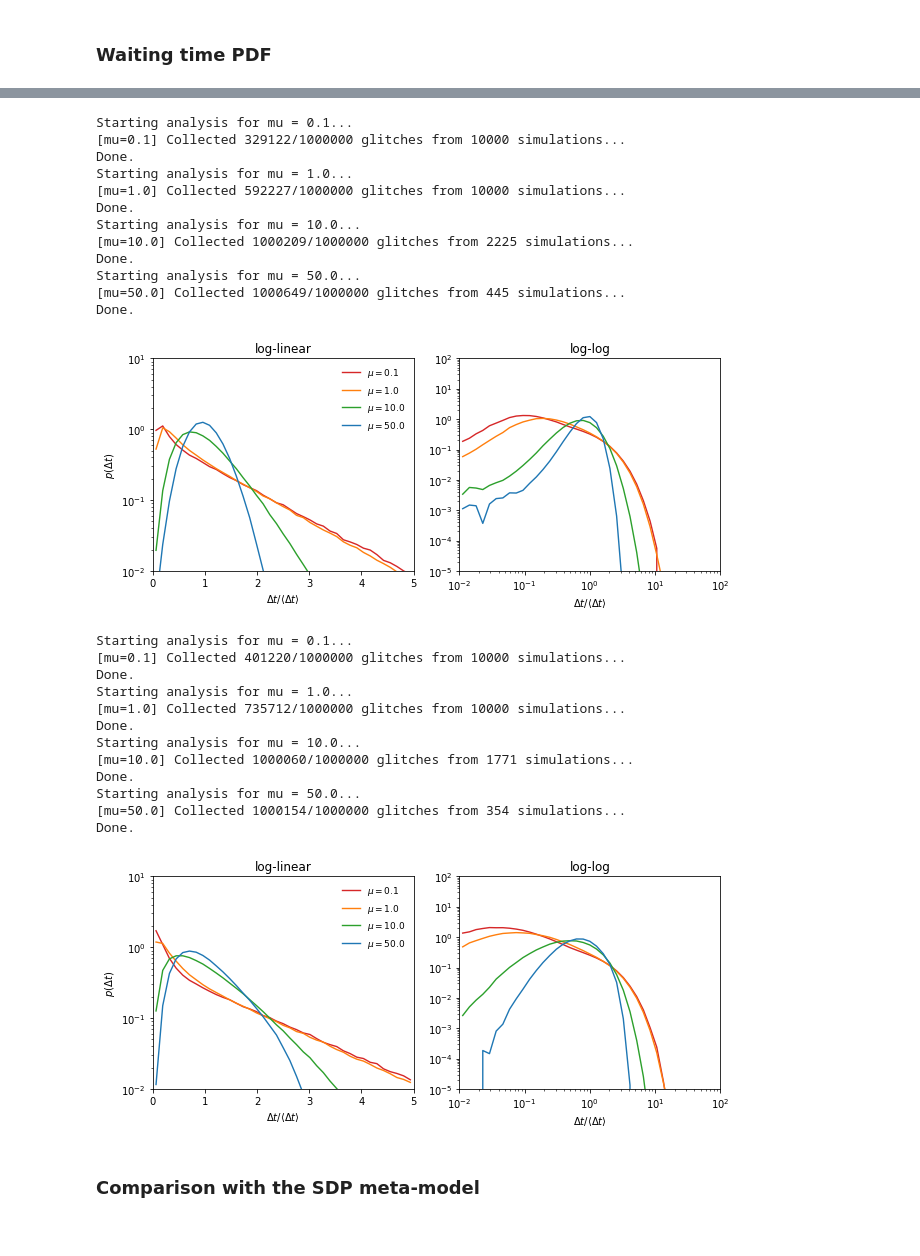
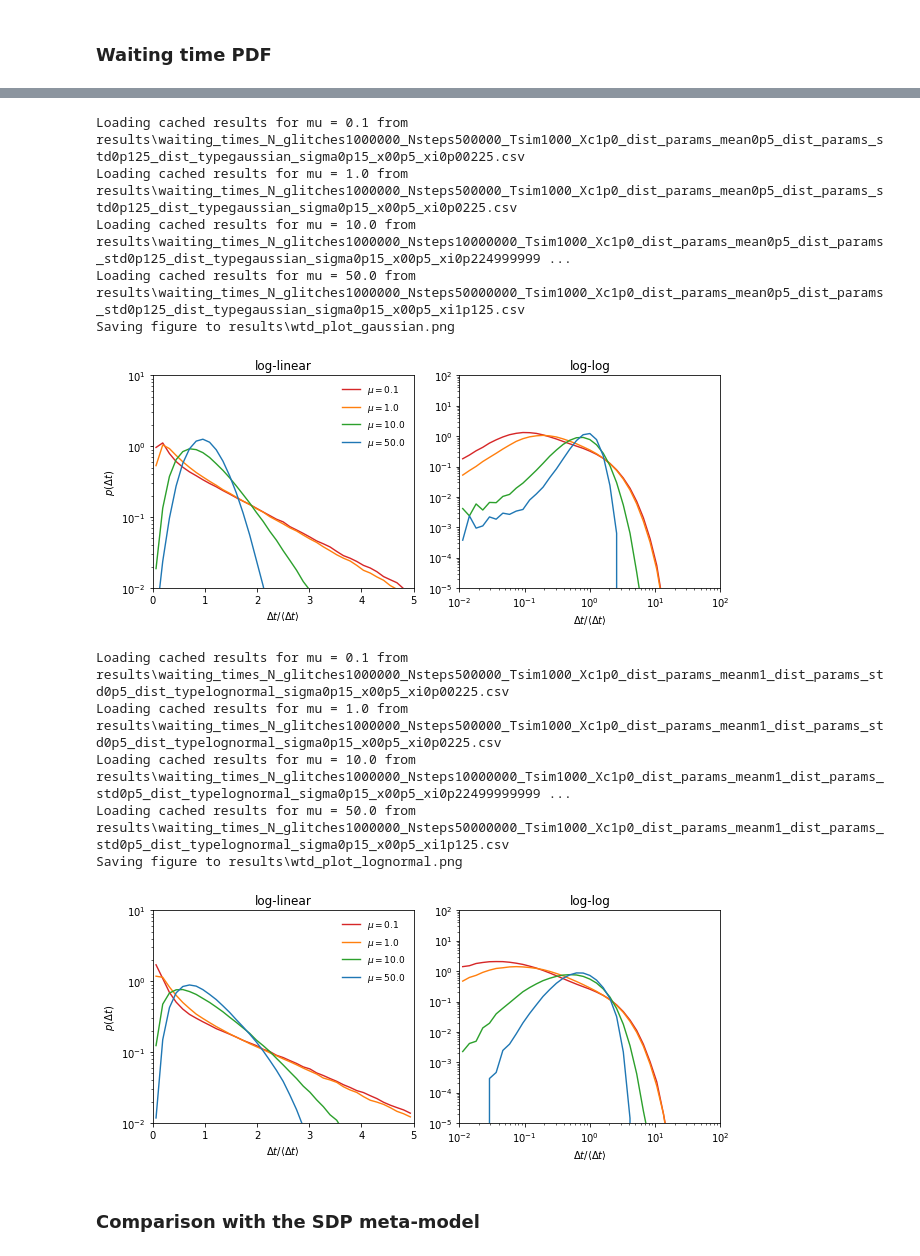
Before and after one commit to Spina02/pulsar-glitches, a Jupyter notebook: src/main.ipynb, the cells around one changed output, grey strips where cells are left out. Drawn from its saved outputs; the diff is of its cells as text; code cells hidden in the pictures.

```diff
--- a/src/main.ipynb
+++ b/src/main.ipynb
@@ -246,6 +243,7 @@ Done.
 [figure]
 # %%
 from plot import plot_waiting_time_distributions
+seed = 42
 plot_waiting_time_distributions(mu_vals=[0.1, 1.0, 10.0, 50.0],
                                 sigma=0.15,
                                 N_glitches=1_000_000,
@@ -257,49 +255,37 @@ plot_waiting_time_distributions(mu_vals=[0.1, 1.0, 10.0, 50.0],
                                     'x0': 0.5, 'Tsim': 1000,
                                     'Nsteps': 500_000
                                 },
-                                seed=seed)
+                                seed=seed,
+                                store_results=True)
 # %% [output]
-Starting analysis for mu = 0.1...
-[mu=0.1] Collected 329122/1000000 glitches from 10000 simulations...
-Done.
-Starting analysis for mu = 1.0...
-[mu=1.0] Collected 592227/1000000 glitches from 10000 simulations...
-Done.
-Starting analysis for mu = 10.0...
-[mu=10.0] Collected 1000209/1000000 glitches from 2225 simulations...
-Done.
-Starting analysis for mu = 50.0...
-[mu=50.0] Collected 1000649/1000000 glitches from 445 simulations...
-Done.
+Loading cached results for mu = 0.1 from results\waiting_times_N_glitches1000000_Nsteps500000_Tsim1000_Xc1p0_dist_params_mean0p5_dist_params_std0p125_dist_typegaussian_sigma0p15_x00p5_xi0p00225.csv
+Loading cached results for mu = 1.0 from results\waiting_times_N_glitches1000000_Nsteps500000_Tsim1000_Xc1p0_dist_params_mean0p5_dist_params_std0p125_dist_typegaussian_sigma0p15_x00p5_xi0p0225.csv
+Loading cached results for mu = 10.0 from results\waiting_times_N_glitches1000000_Nsteps10000000_Tsim1000_Xc1p0_dist_params_mean0p5_dist_params_std0p125_dist_typegaussian_sigma0p15_x00p5_xi0p224999999 ...
+Loading cached results for mu = 50.0 from results\waiting_times_N_glitches1000000_Nsteps50000000_Tsim1000_Xc1p0_dist_params_mean0p5_dist_params_std0p125_dist_typegaussian_sigma0p15_x00p5_xi1p125.csv
+Saving figure to results\wtd_plot_gaussian.png
-[figure, old version]
+[figure, new version]
 # %%
 from plot import plot_waiting_time_distributions
 plot_waiting_time_distributions(mu_vals=[0.1, 1.0, 10.0, 50.0],
                                 sigma=0.15,
                                 N_glitches=1_000_000,
                                 system_params={
                                     'dist_type': 'lognormal',
                                     'dist_params': {'mean': -1, 'std': 0.5}
                                 },
                                 sim_params={
                                     'x0': 0.5, 'Tsim': 1000,
                                     'Nsteps': 500_000
                                 },
-                                seed=seed)
+                                seed=seed,
+                                store_results=True)
 # %% [output]
-Starting analysis for mu = 0.1...
-[mu=0.1] Collected 401220/1000000 glitches from 10000 simulations...
-Done.
-Starting analysis for mu = 1.0...
-[mu=1.0] Collected 735712/1000000 glitches from 10000 simulations...
-Done.
-Starting analysis for mu = 10.0...
-[mu=10.0] Collected 1000060/1000000 glitches from 1771 simulations...
-Done.
-Starting analysis for mu = 50.0...
-[mu=50.0] Collected 1000154/1000000 glitches from 354 simulations...
-Done.
+Loading cached results for mu = 0.1 from results\waiting_times_N_glitches1000000_Nsteps500000_Tsim1000_Xc1p0_dist_params_meanm1_dist_params_std0p5_dist_typelognormal_sigma0p15_x00p5_xi0p00225.csv
+Loading cached results for mu = 1.0 from results\waiting_times_N_glitches1000000_Nsteps500000_Tsim1000_Xc1p0_dist_params_meanm1_dist_params_std0p5_dist_typelognormal_sigma0p15_x00p5_xi0p0225.csv
+Loading cached results for mu = 10.0 from results\waiting_times_N_glitches1000000_Nsteps10000000_Tsim1000_Xc1p0_dist_params_meanm1_dist_params_std0p5_dist_typelognormal_sigma0p15_x00p5_xi0p22499999999 ...
+Loading cached results for mu = 50.0 from results\waiting_times_N_glitches1000000_Nsteps50000000_Tsim1000_Xc1p0_dist_params_meanm1_dist_params_std0p5_dist_typelognormal_sigma0p15_x00p5_xi1p125.csv
+Saving figure to results\wtd_plot_lognormal.png
-[figure, old version]
+[figure, new version]
 # %% [markdown]
 ### **Comparison with the SDP meta-model**
 # %% [markdown]
```
Also changed, not shown: parts of 2 cells of this notebook, 18 other files.
